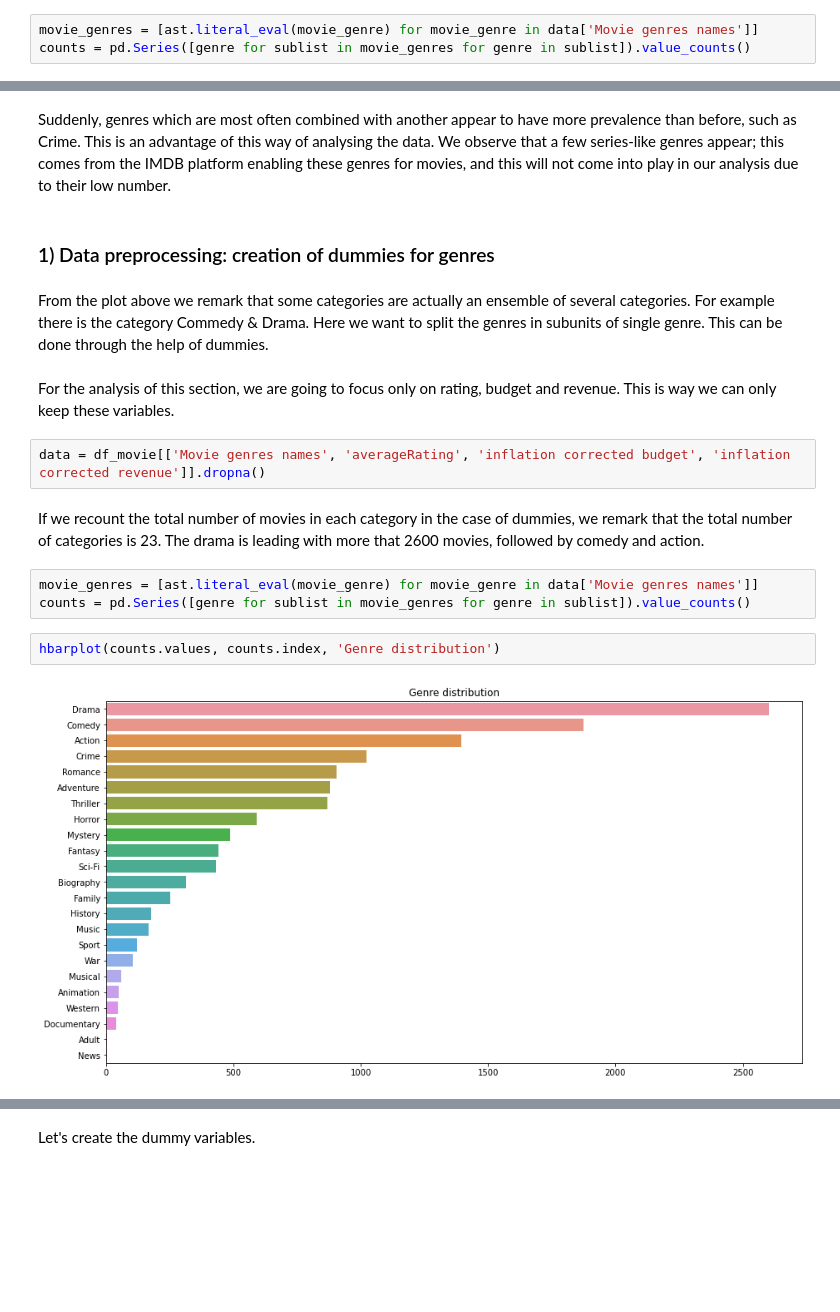
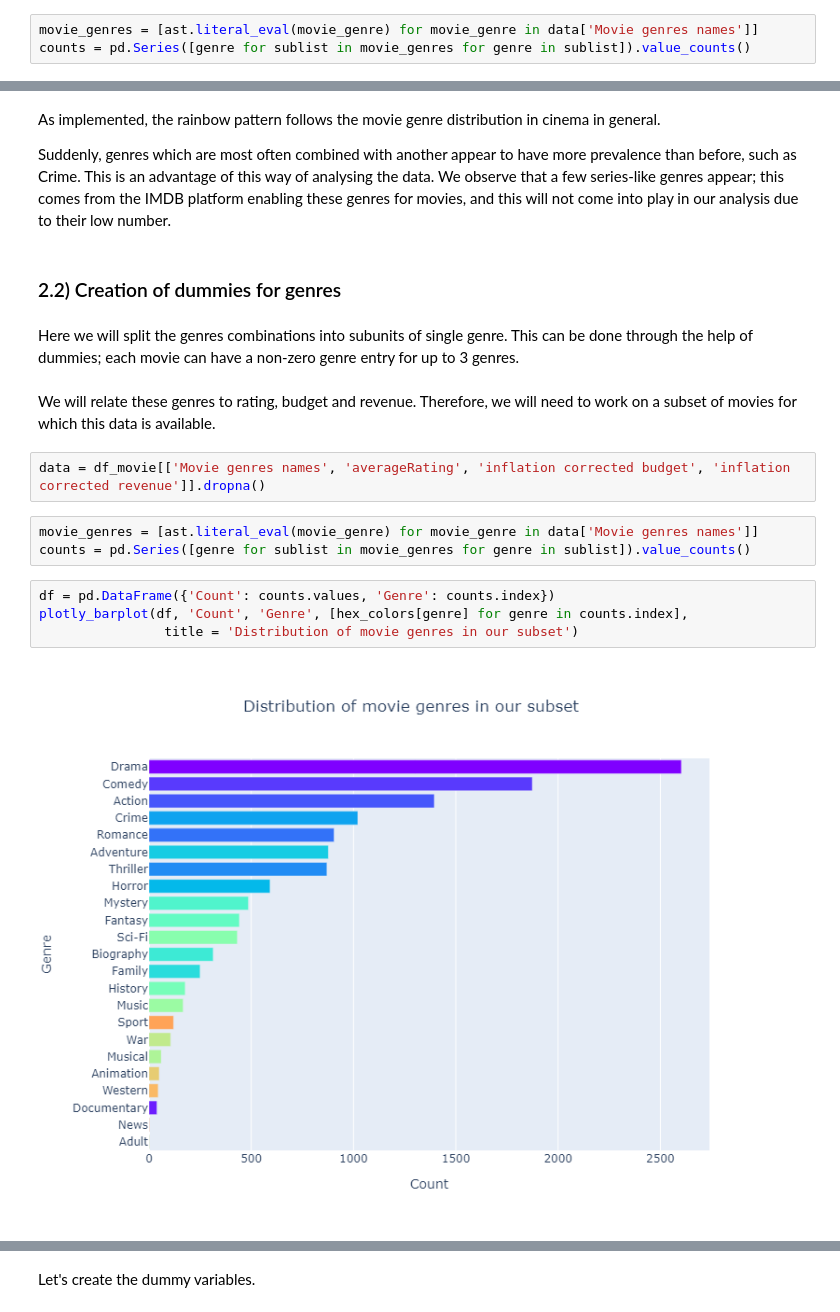
Before and after one commit to epfl-ada/ada-2022-project-nolemonnomelon, a Jupyter notebook: Genre.ipynb, the cells around one changed output, grey strips where cells are left out. Saved outputs shown, nothing was run; the diff lists cells and outputs as text; blank space fills up the shorter version.

```diff
--- a/Genre.ipynb
+++ b/Genre.ipynb
@@ -68,24 +71,22 @@ colors = [colors[genre] for genre in counts.index], title = 'Genre distribution'
 # %% [markdown]
+As implemented, the rainbow pattern follows the movie genre distribution in cinema in general.
+
 Suddenly, genres which are most often combined with another appear to have more prevalence than before, such as Crime. This is an advantage of this way of analysing the data. We observe that a few series-like genres appear; this comes from the IMDB platform enabling these genres for movies, and this will not come into play in our analysis due to their low number.
 # %% [markdown]
-### 1) Data preprocessing: creation of dummies for genres
+### 2.2) Creation of dummies for genres
-# %% [markdown]
-From the plot above we remark that some categories are actually an ensemble of several categories.
-For example there is the category Commedy & Drama.
-Here we want to split the genres in subunits of single genre.
-This can be done through the help of dummies.
-# %% [markdown]
-For the analysis of this section, we are going to focus only on rating, budget and revenue.
-This is way we can only keep these variables.
+# %% [markdown]
+Here we will split the genres combinations into subunits of single genre.
+This can be done through the help of dummies; each movie can have a non-zero genre entry for up to 3 genres.
+# %% [markdown]
+We will relate these genres to rating, budget and revenue. Therefore, we will need to work on a subset of movies for which this data is available.
 # %%
 data = df_movie[['Movie genres names', 'averageRating', 'inflation corrected budget', 'inflation corrected revenue']].dropna()
-# %% [markdown]
-If we recount the total number of movies in each category in the case of dummies, we remark that the total number of categories is 23.
-The drama is leading with more that 2600 movies, followed by comedy and action.
 # %%
 movie_genres = [ast.literal_eval(movie_genre) for movie_genre in data['Movie genres names']]
 counts = pd.Series([genre for sublist in movie_genres for genre in sublist]).value_counts()
-# %%
-hbarplot(counts.values, counts.index, 'Genre distribution')
-# %% [output]
-[figure, removed]
+# %%
+df = pd.DataFrame({'Count': counts.values, 'Genre': counts.index})
+plotly_barplot(df, 'Count', 'Genre', [hex_colors[genre] for genre in counts.index],
+                title = 'Distribution of movie genres in our subset')
+# %% [output]
+[figure, added]
```
Also changed, not shown: parts of 127 cells of this notebook, 3 other files.
